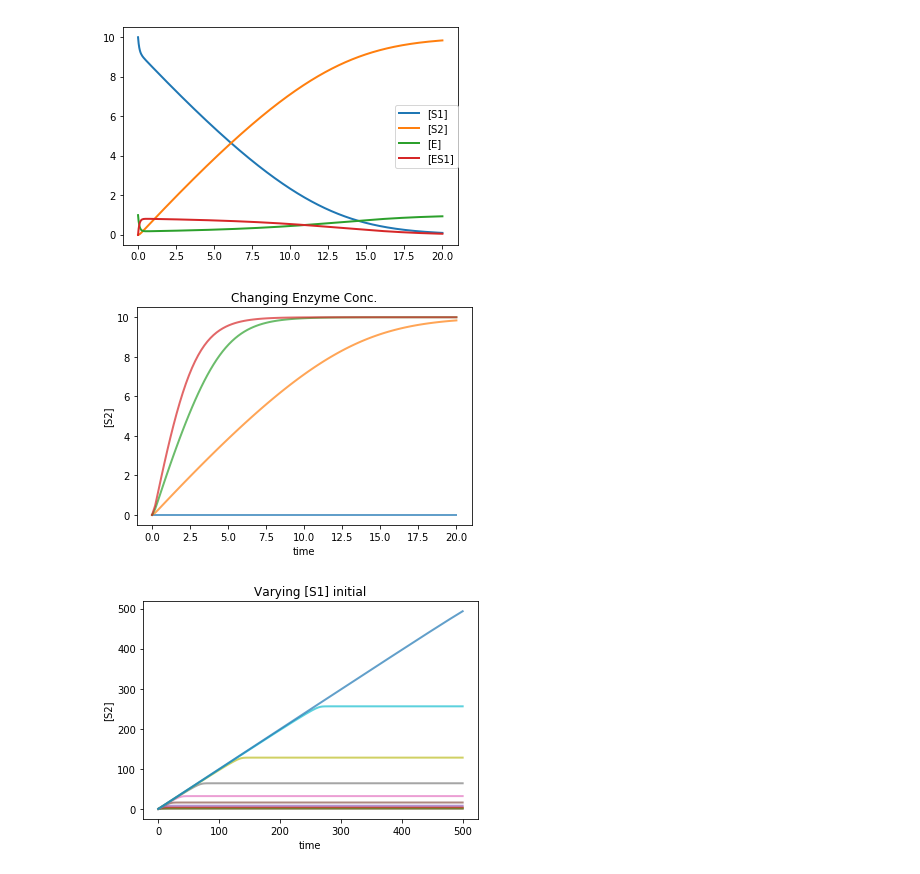
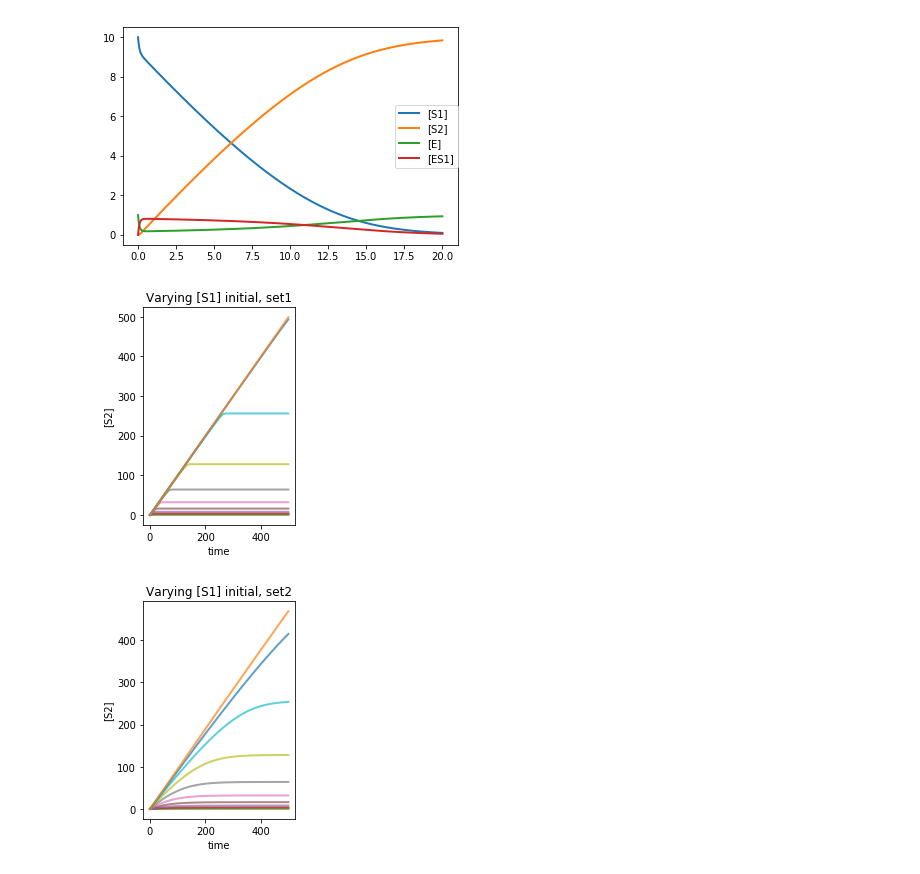
Before and after one commit to pakpoomton/simulatedBiology, a Jupyter notebook: ex2_enzyme.ipynb, the cells around one changed output. Cells and saved outputs as stored; diff of their text form; code cells hidden in the pictures.

Commit message:
update enzyme simulation 30/01/21

```diff
--- a/ex2_enzyme.ipynb
+++ b/ex2_enzyme.ipynb
@@ -79,27 +79,36 @@ def lineweaverBurk(Vinit, Sinit):
     y_lin_reg = predict(x_lin_reg)
 
     return inv_S1, inv_Vinit, model, x_lin_reg, y_lin_reg
-# %%
-# Try varying E initial
-r = rDefault
-Erange = [0, 1, 3, 5] # range of enzyme concentration to try
-
-m = paramScan('[E]', Erange, r, 'S2', 20)
-
-# te.plotArray generate a plot using the first column of the array for dependent variable and other columns as independent variables
-
-te.plotArray(m, alpha=0.7, loc=None,
-             xlabel="time", ylabel="[S2]", title="Changing Enzyme Conc.");
-# %% [output]
-[figure, removed]
 # %%
 # Try varying S1 initial
 r = rDefault
-S1range = [0.5,1, 2, 4, 8, 16, 32, 64, 128, 256, 512] # range of substrate
+S1range = [0.5,1, 2, 4, 8, 16, 32, 64, 128, 256, 512, 1024] # range of substrate
 
 m1 = paramScan('[S1]', S1range, r, 'S2', 500)
 
+
+
+## additional simulation for comparing the effect of tuning parameters
+r2 = rDefault
+r2.kr = 50 ## dissociation rate constant
+
+m2 = paramScan('[S1]', S1range, r2, 'S2', 500)
+
+
+
+### generate plots
+#plt.subplots(figsize=(12,6 )) # set figure size
+plt.subplot(1,2,1)
+
 te.plotArray(m1, alpha=0.7, loc=None,
-             xlabel="time", ylabel="[S2]", title="Varying [S1] initial");
+             xlabel="time", ylabel="[S2]", title="Varying [S1] initial, set1");
+
+
+#plt.subplots(figsize=(12,6 )) # set figure size
+plt.subplot(1,2,2)
+
+te.plotArray(m2, alpha=0.7, loc=None,
+             xlabel="time", ylabel="[S2]", title="Varying [S1] initial, set2");
 # %% [output]
-[figure, old version]
+[figure, new version]
+[figure, added]
```
Also changed, not shown: parts of 7 cells of this notebook.
